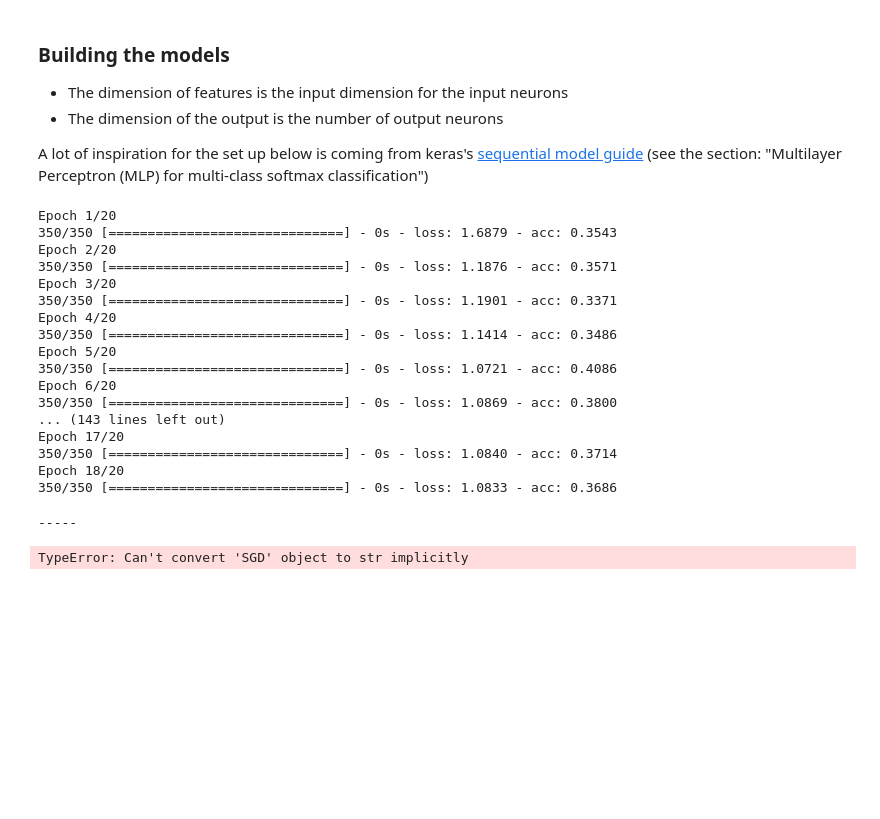
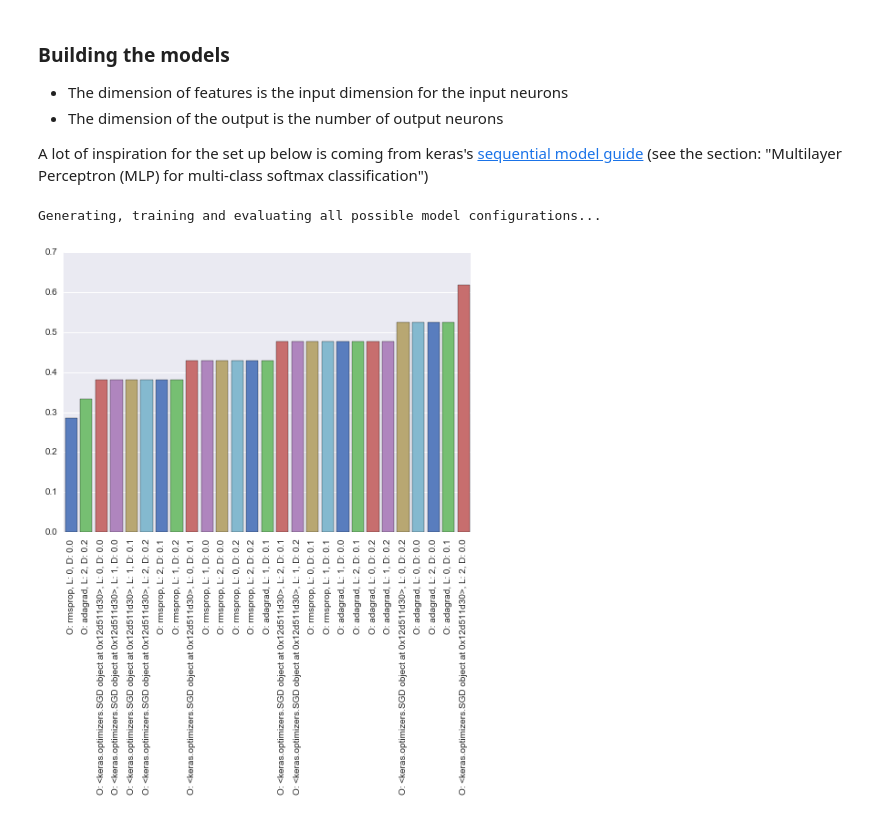
Before and after one commit to troessner/monster_challenge, a Jupyter notebook: monster_challenge_notebook.ipynb, the cells around one changed output. Saved outputs shown, nothing was run; the diff lists cells and outputs as text; code cells hidden in the pictures; blank space fills up the shorter version.

Commit message:
Work on visualizing the results.

```diff
--- a/monster_challenge_notebook.ipynb
+++ b/monster_challenge_notebook.ipynb
@@ -109,13 +111,14 @@ We'll take the following 3 hyper parameters into account:
 * the [dropout](https://en.wikipedia.org/wiki/Dropout_(neural_networks))
 # %%
 # TODO mypy annotations missing
-def all_configurations(optimizers : List = ['sgd'], max_layers : int = 5, max_dropout : float = 0.5):
+# TODO Why does the rounding below not work?
+def all_configurations(optimizers: List = ['sgd'], max_layers: int = 3, max_dropout: float = 0.3):
     configurations = []
     for optimizer in optimizers:
         for dropout in numpy.arange(0, max_dropout, 0.1):
             for layers in range(max_layers):
                 configurations.append({'optimizer' : optimizer,
-                                       'dropout': round(dropout),
+                                       'dropout': round(dropout, 1),
                                        'layers' : layers})
     return configurations
 
@@ -145,6 +148,8 @@ scores = []
 
 import itertools
 
+print("Generating, training and evaluating all possible model configurations...")
+
 for configuration in all_configurations(optimizers = OPTIMIZERS, max_dropout = MAX_DROPOUT, max_layers = MAX_LAYERS):
   model = Sequential()
   model.add(Dense(NEURONS_PER_LAYER, activation='relu', input_dim=INPUT_DIM))
@@ -159,35 +164,33 @@ for configuration in all_configurations(optimizers = OPTIMIZERS, max_dropout = M
                 optimizer = configuration['optimizer'],
                 metrics = ['accuracy'])
 
-  model.fit(x_train, y_train, epochs=20, batch_size=128)
-  score = model.evaluate(x_test, y_test, batch_size=128)
+  model.fit(x_train, y_train, verbose=0, epochs=20, batch_size=128)
+  score = model.evaluate(x_test, y_test, verbose=0, batch_size=128)
   scores.append({'score' : score, 'configuration' : configuration})
+
+print("Model evaluation finished!")
 # %% [output]
-Epoch 1/20
-350/350 [==============================] - 0s - loss: 1.6879 - acc: 0.3543
-Epoch 2/20
-350/350 [==============================] - 0s - loss: 1.1876 - acc: 0.3571
-Epoch 3/20
-350/350 [==============================] - 0s - loss: 1.1901 - acc: 0.3371
-Epoch 4/20
-350/350 [==============================] - 0s - loss: 1.1414 - acc: 0.3486
-Epoch 5/20
-350/350 [==============================] - 0s - loss: 1.0721 - acc: 0.4086
-Epoch 6/20
-350/350 [==============================] - 0s - loss: 1.0869 - acc: 0.3800
-... (143 lines left out)
-Epoch 17/20
-350/350 [==============================] - 0s - loss: 1.0840 - acc: 0.3714
-Epoch 18/20
-350/350 [==============================] - 0s - loss: 1.0833 - acc: 0.3686
+Generating, training and evaluating all possible model configurations...
-# %%
-for element in scores:
-    print("-----")
-    print("Optimizer: " + str(element['configuration']['optimizer']))
-    print("Layers: " + element['configuration']['layers'])
-    print("Dropout: " + element['configuration']['dropout'])
-    print("Loss: " + element['score'][0])
-    print("Accuracy: " + element['score'][1])
-# %% [output]
------
-TypeError: Can't convert 'SGD' object to str implicitly
+# %%
+import seaborn as sns
+import matplotlib.pyplot as plt
+
+sns.set_style("darkgrid")
+
+scores_by_accuracy = sorted(scores, key=lambda k: k['score'][1])
+
+descriptions = []
+accuracies = []
+
+for element in scores_by_accuracy:
+  configuration = element['configuration']
+  description = "O: {}, L: {}, D: {}".format(configuration['optimizer'], configuration['layers'], configuration['dropout'])
+  descriptions.append(description)
+  accuracies.append(element['score'][1])
+
+bar_plot = sns.barplot(x=descriptions,y=accuracies,
+                        palette="muted")
+plt.xticks(rotation=90)
+plt.show()
+# %% [output]
+[figure, added]
```
Also changed, not shown: parts of 2 cells of this notebook.
